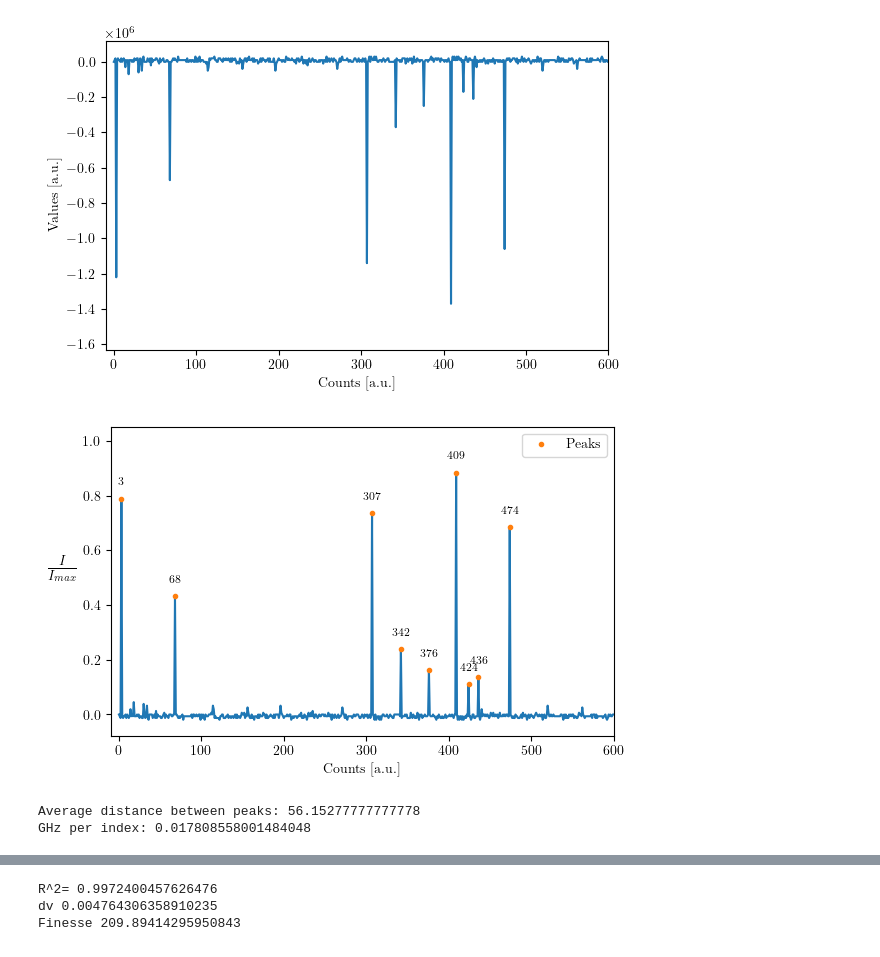
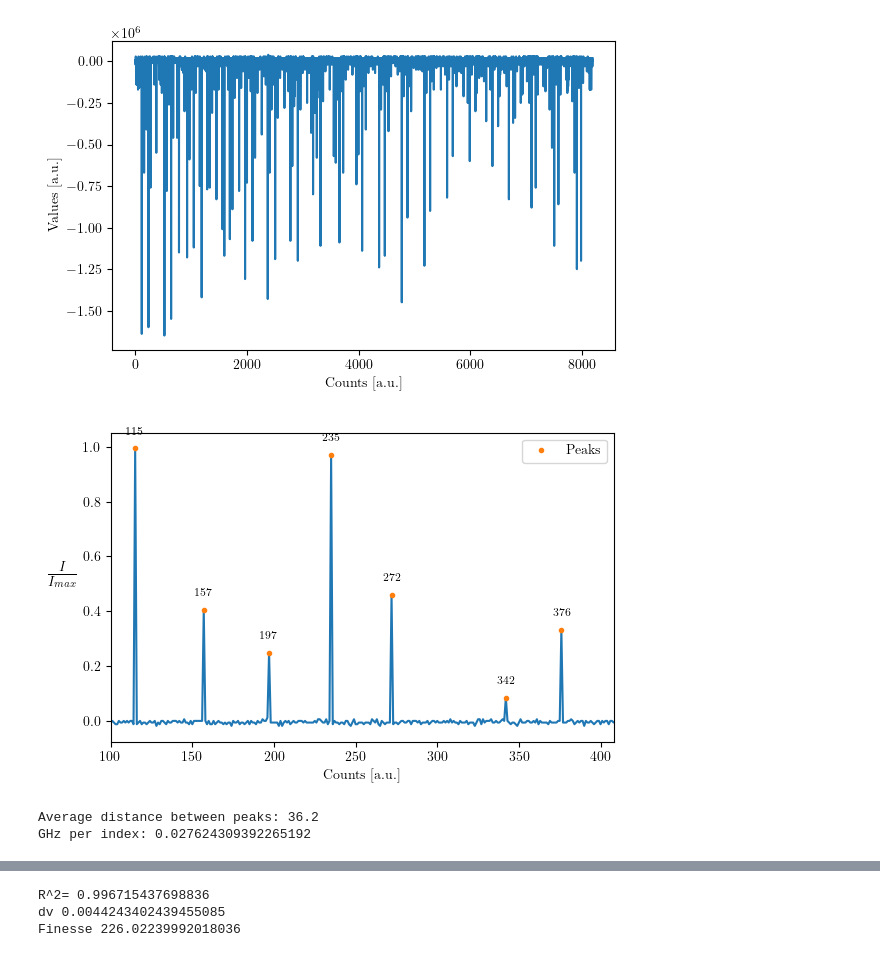
Before and after one commit to jamalghaith/advancedlabs, a Jupyter notebook: Rb Spectroscopy/AnalysisNopgf.ipynb, the cells around one changed output, grey strips where cells are left out. Drawn from its saved outputs; the diff is of its cells as text; code cells hidden in the pictures.

```diff
--- a/Rb Spectroscopy/AnalysisNopgf.ipynb
+++ b/Rb Spectroscopy/AnalysisNopgf.ipynb
@@ -59,8 +59,8 @@ data.columns = [col.replace(',', '') for col in data.columns]
 data = data.replace({',': ''}, regex=True).apply(pd.to_numeric)
 
 # Select the series with column name '20000'
-series_column = '20000'
-series_data = data[series_column]
+
+series_data = data.iloc[:, 1]
 limit = 600
 
 # Plot the original series
@@ -68,8 +68,6 @@ plt.figure(figsize=set_size(469))
 plt.plot(series_data)
 plt.xlabel('Counts [a.u.]')
 plt.ylabel('Values [a.u.]')
-
-plt.xlim(-10, limit)
 #plt.savefig(r'Latex\Figures\1\FPI_Data.pgf', format='pgf')
 plt.show()
 
@@ -80,7 +78,7 @@ flipped_series_data = -series_data
 normalized_flipped_series_data = (flipped_series_data) / (flipped_series_data.max())
 
 # Find peaks in the flipped normalized series
-peaks, _ = find_peaks(normalized_flipped_series_data, height = 0.1)
+peaks, _ = find_peaks(normalized_flipped_series_data, height = 0.03)
 
 # Calculate distances between consecutive peaks
 peak_distances = np.diff(peaks)
@@ -98,7 +96,7 @@ for peak in peaks:
     ax.annotate(peak, (peak, normalized_flipped_series_data[peak]), textcoords="offset points", xytext=(0,10), ha='center', fontsize=8, rotation=0)
 
 ax.legend()
-ax.set_xlim(-10, limit)
+ax.set_xlim(100, 408)
 #plt.savefig(r'Latex\Figures\1\FPI_Peaks.pgf', format='pgf')
 plt.show()
 
@@ -124,7 +122,7 @@ for peak in peaks:
     ax.annotate(f'{peak * GHz_per_index:.2f}', (peak * GHz_per_index, normalized_flipped_series_data[peak]), textcoords="offset points", xytext=(0,10), ha='center', fontsize=8, rotation=0)
 
 ax.legend()
-ax.set_xlim(-10 * GHz_per_index, limit * GHz_per_index)
+ax.set_xlim(100 * GHz_per_index, 400 * GHz_per_index)
 #plt.savefig(r'Latex\Figures\1\FPI_Peaks_GHz.pgf', format='pgf')
 plt.show()
 
@@ -133,7 +131,7 @@ plt.show()
 def lorentzian(x, x0, dv, C, y0):
     return  y0 + (2*C/np.pi)*(dv / (4*(x - x0)**2 + (dv)**2))
 
-peak_index = peaks[1]
+peak_index = peaks[6]
 window_size = 10 # Adjust as needed
 window_indices = range(max(0, peak_index - window_size), min(len(normalized_flipped_series_data), peak_index + window_size + 1))
 window_x = x_values_GHz[window_indices]
@@ -161,39 +159,39 @@ r2 = r2_score(window_y, predicted_y)
 # Plot the original data and the fitted function for the window only
 fig, ax = plt.subplots(figsize=set_size(469))
 ax.plot(window_x, window_y, 'b-', label='data')
-ax.plot(window_x, predicted_y, 'r-', label=r'fit: $\delta \nu$=%5.6f, $R^2$=%5.3f' % (popt[1], r2))
+#ax.plot(window_x, predicted_y, 'r-', label=r'fit: $\delta \nu$=%5.6f, $R^2$=%5.3f' % (popt[1], r2))
 ax.set_xlabel('Frequency [GHz]')
 ax.set_ylabel(r'$\frac{I}{I_{max}}$', rotation='horizontal', labelpad=15, fontsize=14)
 ax.legend()
 plt.show()
 
 # Generate high-resolution x-values
 high_res_x = np.linspace(window_x.min(), window_x.max(), 1000)
 
 # Calculate the corresponding y-values using the fitted parameters
 high_res_y = lorentzian(high_res_x, *popt)
 
 # Plot the original data and the high-resolution fitted function
 fig, ax = plt.subplots(figsize=set_size(469))
 ax.scatter(window_x, window_y, c='b', label='Data', s=7)
 ax.plot(high_res_x, high_res_y, 'r-', label=r'Lorentzian:' + '\n' + r'$\delta \nu$' + f' = {popt[1]:.3f}, ' + r'$R^2$' + f' = {r2:.3f}')
 ax.set_xlabel('Frequency [GHz]')
 ax.set_ylabel(r'$\frac{I}{I_{max}}$', rotation='horizontal', labelpad=15, fontsize=14)
 
 # Get handles and labels for legend
 handles, labels = ax.get_legend_handles_labels()
 
 # Create the legend
 legend = ax.legend(handles, labels, loc='best', fancybox=True)
 
 #plt.savefig(r'Latex\Figures\1\FPI_Fit.pgf', format='pgf')
 plt.show()
 
 print('R^2=', r2)
 print('dv', popt[1])
 print('Finesse', 1/popt[1])
 # %% [output]
-[figure, old version]
+[figure, new version]
-[figure, old version]
+[figure, new version]
-Average distance between peaks: 56.15277777777778
-GHz per index: 0.017808558001484048
+Average distance between peaks: 36.2
+GHz per index: 0.027624309392265192
@@ -203,6 +201,6 @@ GHz per index: 0.017808558001484048
-R^2= 0.9972400457626476
-dv 0.004764306358910235
-Finesse 209.89414295950843
+R^2= 0.996715437698836
+dv 0.0044243402439455085
+Finesse 226.02239992018036
 # %%
 import matplotlib.pyplot as plt
 import pandas as pd
```
Also changed, not shown: parts of 6 cells of this notebook.
